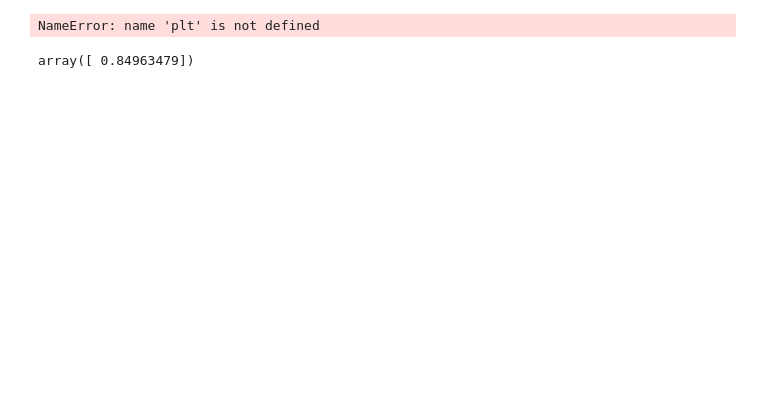
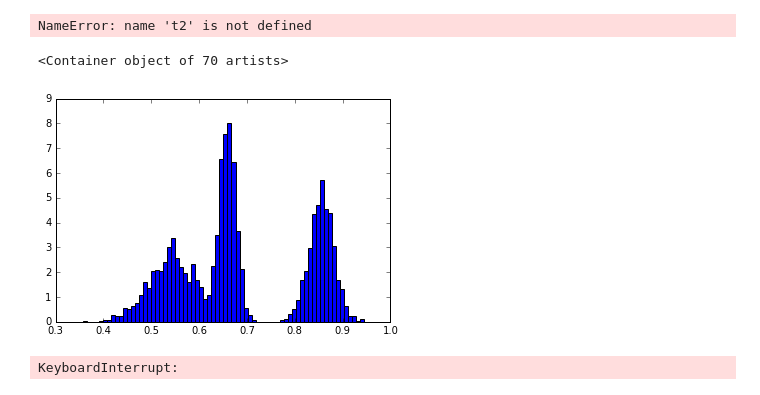
Before and after one commit to harmslab/gpseer, a Jupyter notebook: examples/Untitled.ipynb, the cells around one changed output. Drawn from its saved outputs; the diff is of its cells as text; code cells hidden in the pictures; blank space fills up the shorter version.

Commit message:
peak fitter working

```diff
--- a/examples/Untitled.ipynb
+++ b/examples/Untitled.ipynb
@@ -13,3 +20,4 @@ predictor.sample_to_convergence("AAAA", rtol=1e-3)
 # %%
-t = predictor.genotypes.gAAAA.fit_peaks(function=gaussian)
+t = predictor.genotypes.gAVVA.fit_peaks()
+t2 = predictor.genotypes.gAVAA.fit_peaks()
 # %% [output]
@@ -28,4 +24,0 @@ AAAA
-# %%
-a = plt.hist(predictor.full_prediction("VVVA"), bins=50)
-# %% [output]
-NameError: name 'plt' is not defined
@@ -34,5 +24,0 @@ from scipy import signal
-# %%
-indices =signal.find_peaks_cwt(a[0], np.arange(1, 100))
-a[1][indices]
-# %% [output]
-array([ 0.84963479])
@@ -40,0 +25,16 @@ import numpy as np
+# %%
+t2
+# %% [output]
+NameError: name 't2' is not defined
+# %%
+d1 = predictor.genotypes.gAVVA.samples()
+d2 = predictor.genotypes.gAVAA.samples()
+d4 = predictor.genotypes.gVVAA.samples()
+
+d3 = np.concatenate((d1, d2, d4))
+f = np.histogram(d3, bins=70, normed=True)
+# %%
+plt.bar(f[1][1:], f[0], width=f[1][2] - f[1][1])
+# %% [output]
+<Container object of 70 artists>
+[figure, added]
@@ -40,0 +187,4 @@ import numpy as np
+# %%
+peak1 = fit_peaks(f[1][:-1], f[0], widths=np.arange(1,20))
+# %% [output]
+KeyboardInterrupt:
```
Also changed, not shown: parts of 13 cells of this notebook, 7 other files.
